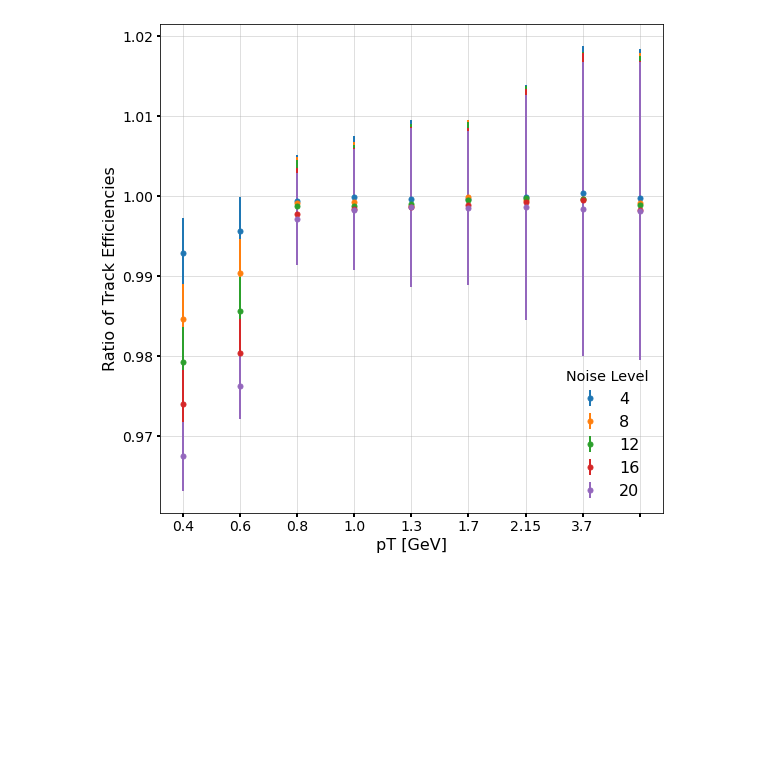
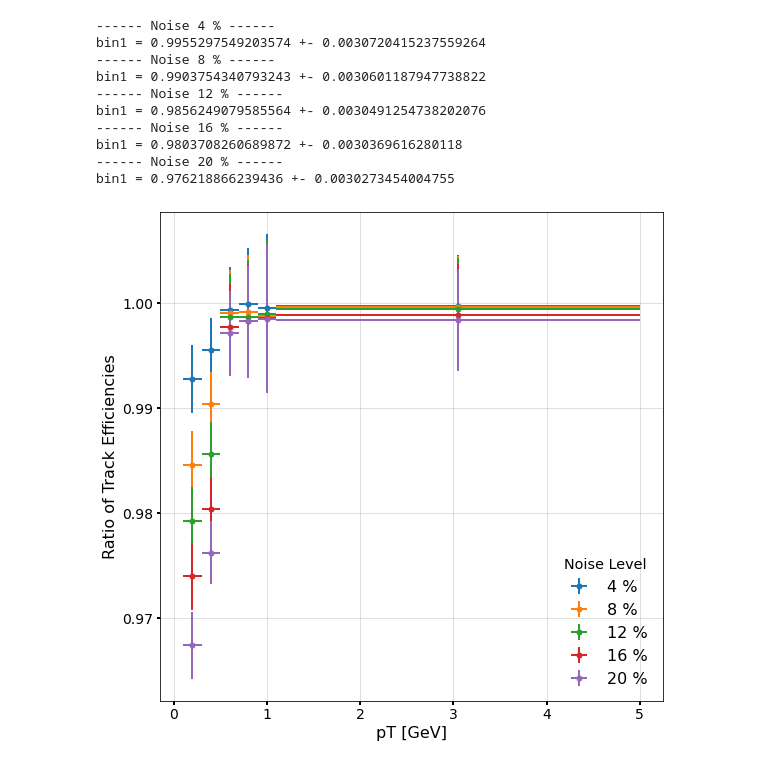
Before and after one commit to caditi97/exatrkx-iml2020, a Jupyter notebook: notebooks/noise_studies/trkeff_ratio.ipynb, the cells around one changed output. Saved outputs shown, nothing was run; the diff lists cells and outputs as text; code cells hidden in the pictures; blank space fills up the shorter version.

```diff
--- a/notebooks/noise_studies/trkeff_ratio.ipynb
+++ b/notebooks/noise_studies/trkeff_ratio.ipynb
@@ -83,6 +83,9 @@ def get_ratio(x_vals, y_vals):
     return res[1:], err[1:]
 # %%
 def mcp(xarray, yarray, xlegend, ylegend, configs, xlabel, ylabel, ratio_label, ax1, ax2):
+    #pt_bins = [-0.1, 0.1, 0.3, 0.5, 0.7, 0.9, 1.1, 5]
+    # pt_bins = [-0.1, 0.1, 0.3, 0.5, 0.7, 0.9, 1.1, 1.5, 1.9, 2.4, 5]
+    # pt_bins = [0, 0.125, 0.25, 0.375, 0.5, 0.625, 0.75, 0.875, 1, 4]
 
     m_vals, bins, _ = ax1.hist(xarray, **configs, label=xlegend)
     n_vals, _, _ = ax1.hist(yarray, **configs, label=ylegend)
@@ -102,7 +105,7 @@ def mcp(xarray, yarray, xlegend, ylegend, configs, xlabel, ylabel, ratio_label,
     ax2.set_yticks(np.arange(0.5, 1.05, step=0.05))
     ax2.set_ylim(0.5, 1.05)
     ax2.grid(True)
-    # ax.text(1, 0.8, "bins: [{}] GeV".format(", ".join(["{:.1f}".format(x) for x in pt_bins[1:]]))
-    return xvals, ratio, ratio_err
+#     ax2.text(1, 0.8, "bins: [{}] GeV".format(", ".join(["{:.1f}".format(x) for x in pt_bins[1:]])))
+    return xvals, xerrs, ratio, ratio_err, m_vals, n_vals
 # %%
 def div_unc(n,d,f,n_std,d_std):
@@ -123,6 +129,7 @@ for n in noise_keep:
 fig,ax1 = plt.subplots(2,3, figsize = (15,9),constrained_layout=True)
 fig,ax2 = plt.subplots(2,3, figsize = (15,9),constrained_layout=True)
 ppt_data = {}
+
 
 for i,n in enumerate(noise_keep):
     curr = list_data[n]
@@ -131,11 +138,18 @@ for i,n in enumerate(noise_keep):
 
     make_cmp_plot_fn = partial(mcp, xlegend="Matched", ylegend="Reconstructable",
                            ylabel="Events", ratio_label='Track efficiency')
-    x_ppt,y_ppt,y_err = make_cmp_plot_fn(ppt[midx], ppt, configs=pt_configs,
+    x_ppt,x_err,y_ppt,y_err,m_vals,n_vals = make_cmp_plot_fn(ppt[midx], ppt, configs=pt_configs,
                                            xlabel="pT [GeV]",ax1=ax1[i//3][i%3],ax2=ax2[i//3][i%3])
+
+    print(f"------ Noise {n} ------")
+    print(f"Matched = {m_vals[1]}")
+    print(f"Total True = {n_vals[1]}")
 
     ppt_data[f'{n}'] = {}
     ppt_data[f'{n}']['x_ppt'] = x_ppt
+    ppt_data[f'{n}']['x_err'] = x_err
     ppt_data[f'{n}']['y_ppt'] = y_ppt
     ppt_data[f'{n}']['y_err'] = y_err
+    ppt_data[f'{n}']['matched'] = m_vals
+    ppt_data[f'{n}']['true'] = n_vals
 # %% [output]
@@ -144,24 +176,40 @@ for i,n in enumerate(noise_keep):
 # %%
-fig,ax3 = plt.subplots(1,1, figsize = (9,9))
+fig,ax4 = plt.subplots(1,1, figsize = (9,9))
 noises = ['0.2','0.4','0.6','0.8','1']
-xbins = np.arange(9)
 
-for i,n in enumerate(noises):
+for n in noises:
+    print(f"------ Noise {float(n)*0.2*100:.0f} % ------")
     xvals = np.array(ppt_data[n]['x_ppt'])
-    num = np.array(ppt_data[n]['y_ppt'])
-    n_err = np.array(ppt_data[n]['y_err'])
+    x_err = np.array(ppt_data[n]['x_err'])
+    num = np.array(ppt_data[n]['matched']).astype(np.float)
+#     print(f"x = {num[1]}")
+#     print(f"x_err = {x_err[1]}")
 
-    den = np.array(ppt_data['0']['y_ppt'])
-    d_err = np.array(ppt_data['0']['y_err'])
+    den = np.array(ppt_data['0']['matched']).astype(np.float)
+#     print(f"y = {den[1]}")
 
-    ratio = num/den
-    ratio_err = div_unc(num,den,ratio,n_err,d_err)
+    ratio, ratio_err = get_ratio(num,den)
+#     print(f"{ratio[1]} +- {ratio_err[1]}")
+    print(f"bin1 = {ratio[1]} +- {ratio_err[1]}")
 
-    ax3.errorbar(xbins, ratio, yerr=ratio_err, fmt='o', lw=2, label = f'{float(n)*0.2*100:.0f}')
-    ax3.xaxis.set_ticklabels(xvals)
-    ax3.set_xlabel('pT [GeV]')
-    ax3.set_ylabel('Ratio of Track Efficiencies')
-    ax3.grid(True)
-    ax3.legend(title='Noise Level', loc='lower right', title_fontsize='x-large')
+
+
+    ax4.errorbar(xvals, ratio, yerr=ratio_err, xerr = x_err, fmt='o', lw=2, label = f'{float(n)*0.2*100:.0f} %')
+    ax4.set_xlabel('pT [GeV]')
+    ax4.set_ylabel('Ratio of Track Efficiencies')
+    ax4.grid(True)
+    ax4.legend(title='Noise Level', loc='lower right', title_fontsize='x-large')
+
+plt.savefig('/global/homes/c/caditi97/exatrkx-iml2020/notebooks/noise_studies/trkeff_pt.pdf')
 # %% [output]
+------ Noise 4 % ------
+bin1 = 0.9955297549203574 +- 0.0030720415237559264
+------ Noise 8 % ------
+bin1 = 0.9903754340793243 +- 0.0030601187947738822
+------ Noise 12 % ------
+bin1 = 0.9856249079585564 +- 0.0030491254738202076
+------ Noise 16 % ------
+bin1 = 0.9803708260689872 +- 0.0030369616280118
+------ Noise 20 % ------
+bin1 = 0.976218866239436 +- 0.0030273454004755
-[figure, old version]
+[figure, new version]
```
Also changed, not shown: parts of 9 cells of this notebook, 1 other file.
